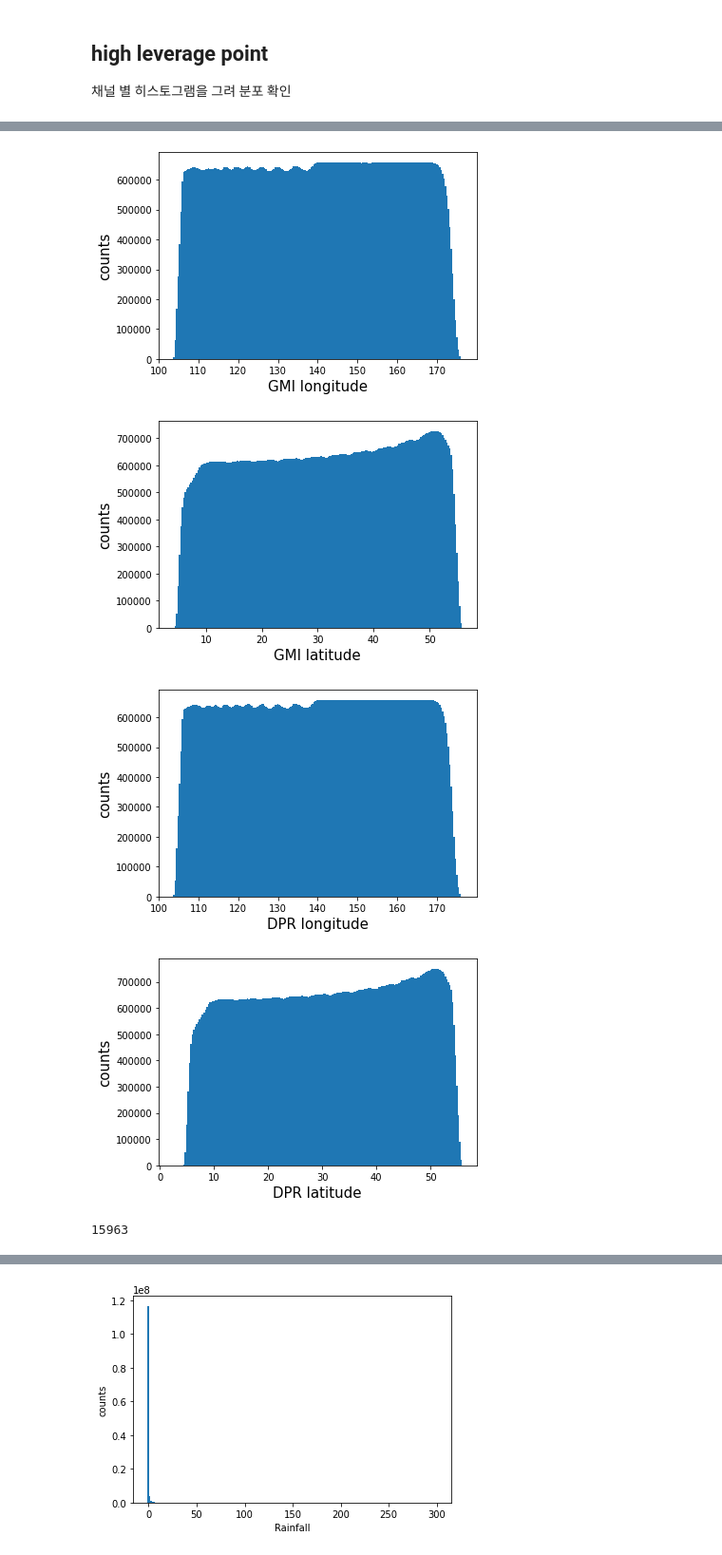
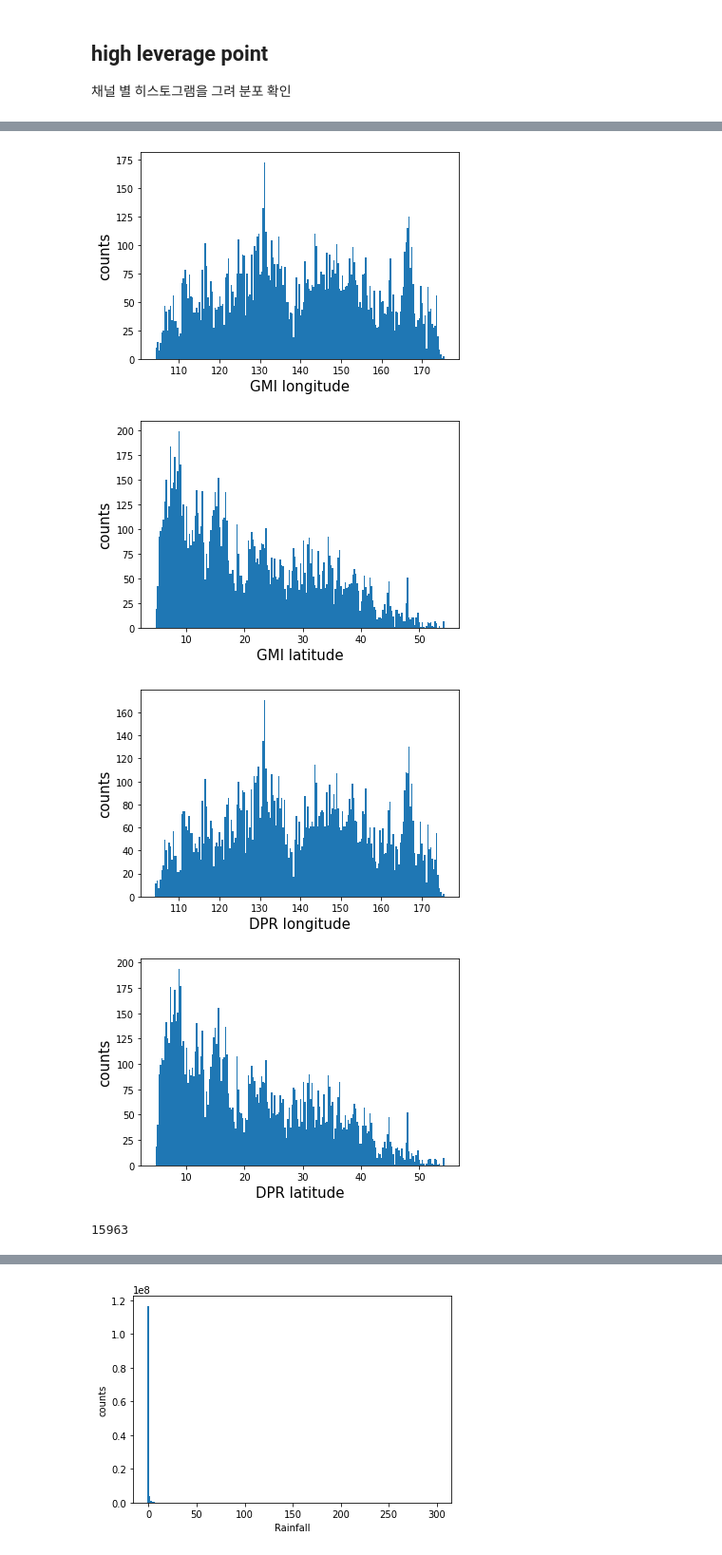
Before and after one commit to deagwon97/machine-learning-and-practice-report, a Jupyter notebook: Dacon_satellite_dist.ipynb, the cells around one changed output, grey strips where cells are left out. Shown at 95% size. Cells and saved outputs as stored; diff of their text form; code cells hidden in the pictures.

```diff
--- a/Dacon_satellite_dist.ipynb
+++ b/Dacon_satellite_dist.ipynb
@@ -95,29 +352,29 @@ gc.collect()
 # %%
-plt.hist(train[:,:,:,10].reshape(-1), bins = 200)
+plt.hist(train[:,10], bins = 200)
 plt.ylabel('counts', fontsize = 15)
 plt.xlabel('GMI longitude', fontsize = 15)
 plt.show()
 
-plt.hist(train[:,:,:,11].reshape(-1), bins = 200)
+plt.hist(train[:,11], bins = 200)
 plt.ylabel('counts', fontsize = 15)
 plt.xlabel('GMI latitude', fontsize = 15)
 plt.show()
 
-plt.hist(train[:,:,:,12].reshape(-1), bins = 200)
+plt.hist(train[:,12], bins = 200)
 plt.ylabel('counts', fontsize = 15)
 plt.xlabel('DPR longitude', fontsize = 15)
 plt.show()
 
-plt.hist(train[:,:,:,13].reshape(-1), bins = 200)
+plt.hist(train[:,13], bins = 200)
 plt.ylabel('counts', fontsize = 15)
 plt.xlabel('DPR latitude', fontsize = 15)
 plt.show()
 
 gc.collect()
 # %% [output]
-[figure, old version]
+[figure, new version]
-[figure, old version]
+[figure, new version]
-[figure, old version]
+[figure, new version]
-[figure, old version]
+[figure, new version]
 15963
 # %%
```
Also changed, not shown: parts of 32 cells of this notebook.
